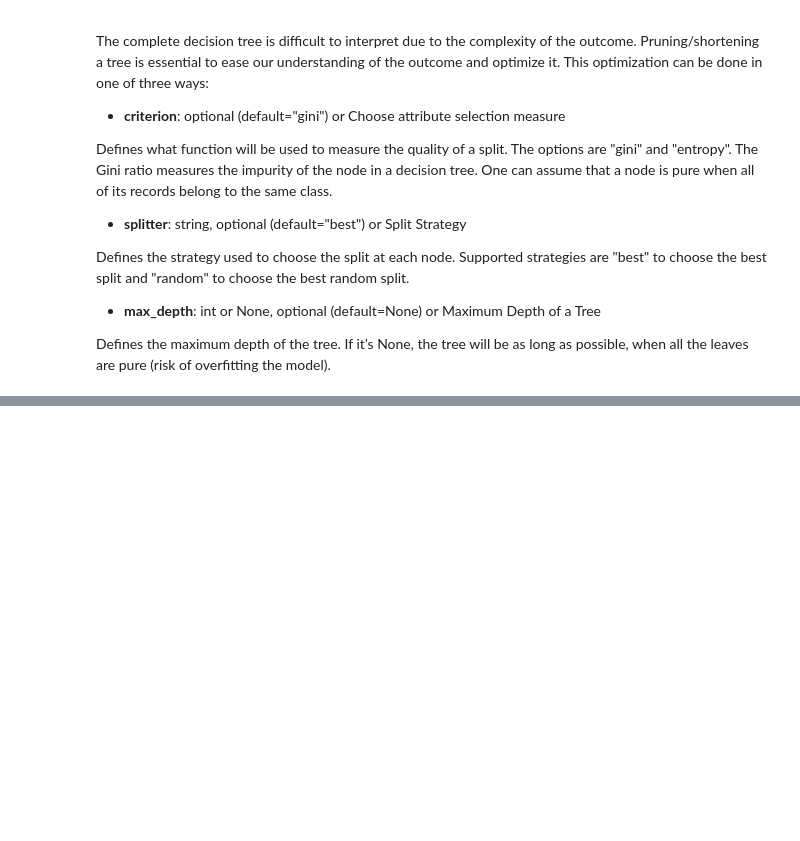
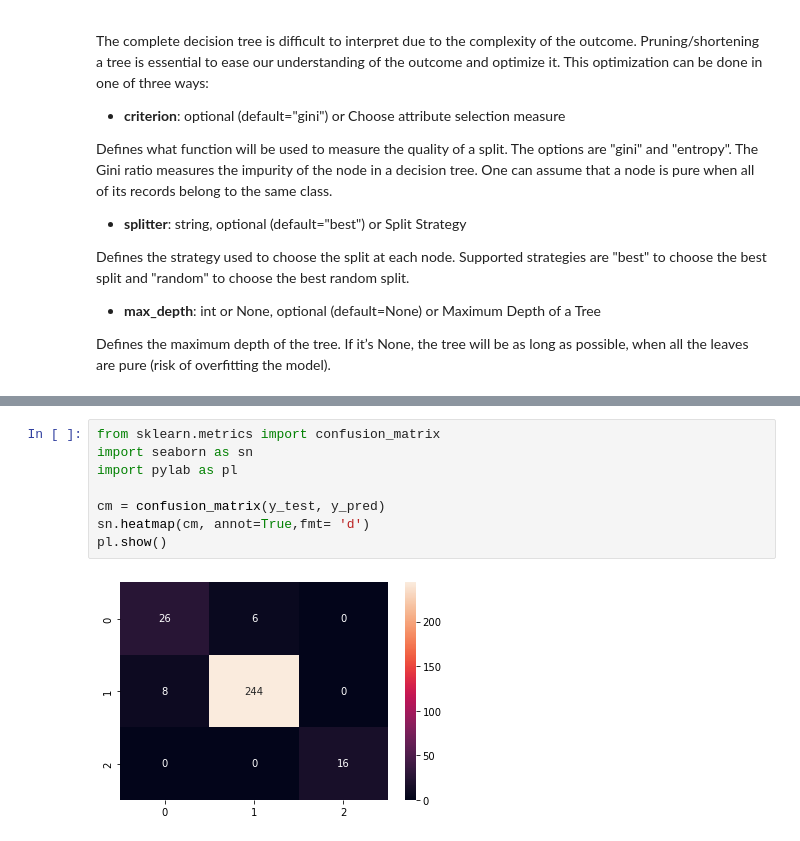
Before and after one commit to belandeta/LABORATORIO1_U2, a Jupyter notebook: [NRC_6292]_BayronLandeta_Lab1Unidad2.ipynb, the cells around one changed output, grey strips where cells are left out. Cells and saved outputs as stored; diff of their text form; blank space fills up the shorter version.

```diff
--- a/[NRC_6292]_BayronLandeta_Lab1Unidad2.ipynb
+++ b/[NRC_6292]_BayronLandeta_Lab1Unidad2.ipynb
@@ -114,0 +126,10 @@ Image(graph.create_png())
+# %%
+from sklearn.metrics import confusion_matrix
+import seaborn as sn
+import pylab as pl
+
+cm = confusion_matrix(y_test, y_pred)
+sn.heatmap(cm, annot=True,fmt= 'd')
+pl.show()
+# %% [output]
+[figure, added]
```
Also changed, not shown: parts of 9 cells of this notebook.
